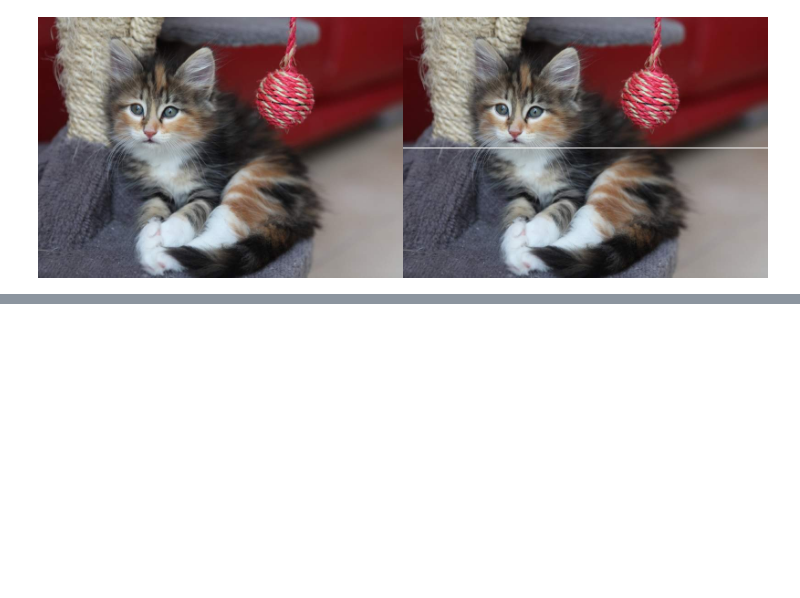
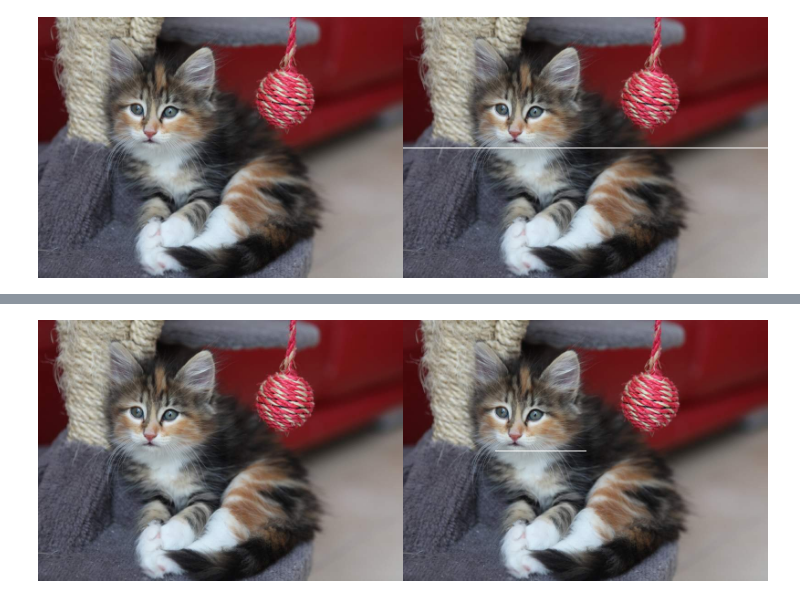
Before and after one commit to DioGitH/PCVK_Ganjil_2023, a Jupyter notebook: Week1.ipynb, the cells around one changed output, grey strips where cells are left out. Cells and saved outputs as stored; diff of their text form; code cells hidden in the pictures; blank space fills up the shorter version.

```diff
--- a/Week1.ipynb
+++ b/Week1.ipynb
@@ -50,0 +100,11 @@ cv2_imshow(final_frame)
+# %%
+image_7 = cv.cvtColor(image, cv.COLOR_BGR2RGB)
+
+# garis ditengah
+for y in range (100):
+  image_7[int((tinggi/2)), int((lebar/2) - y)] = [255,255,255]
+
+final_frame3 = cv.hconcat((image_4, image_7))
+cv2_imshow(final_frame3)
+# %% [output]
+[figure, added]
```
Also changed, not shown: parts of 5 cells of this notebook.
